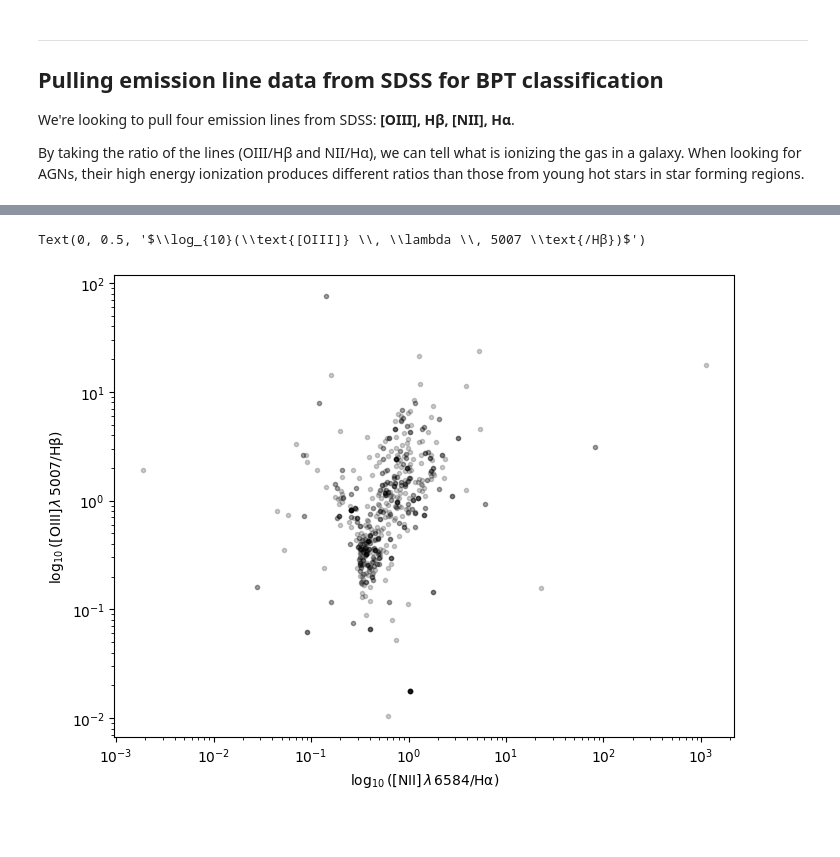
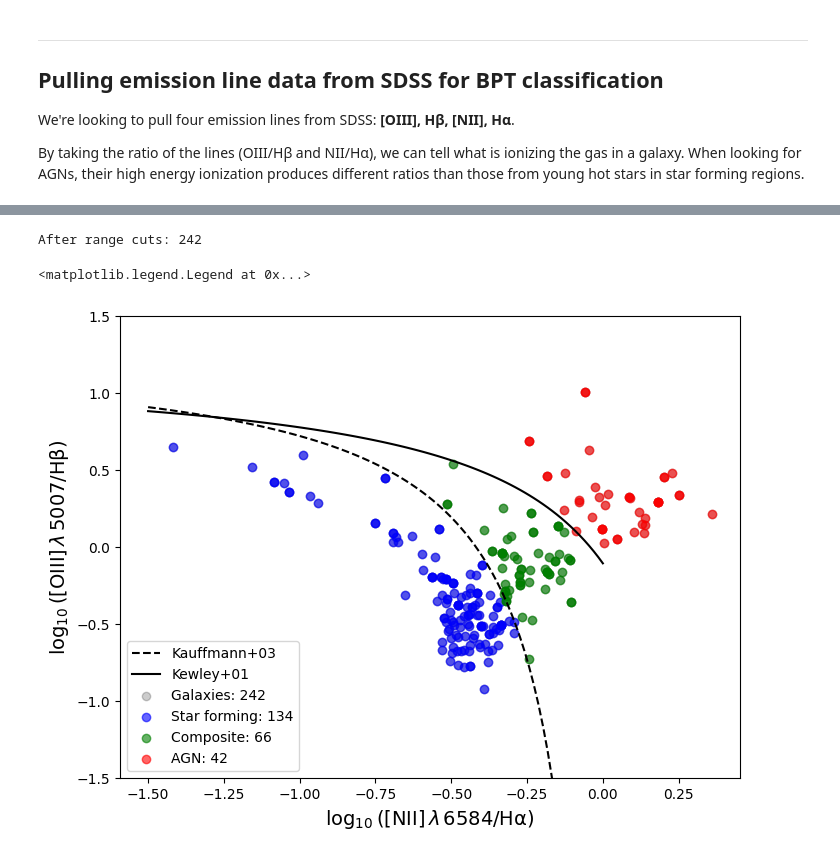
Before and after one commit to cthitch137/Galaxy-Population-Study, a Jupyter notebook: 01___AGN Host Galaxies/agn_notebook.ipynb, the cells around one changed output, grey strips where cells are left out. Drawn from its saved outputs; the diff is of its cells as text; code cells hidden in the pictures; blank space fills up the shorter version.

```diff
--- a/01___AGN Host Galaxies/agn_notebook.ipynb
+++ b/01___AGN Host Galaxies/agn_notebook.ipynb
@@ -110,4 +110,4 @@ sn_cut = (
     (df_bpt['h_alpha_flux'] / df_bpt['h_alpha_flux_err'] > 3)
 )
 
-df_bpt[sn_cut]
+df_bpt = df_bpt[sn_cut]
@@ -128,16 +114,43 @@ df_bpt[sn_cut]
 # %%
-df_bpt['nii/hα'] = df_bpt['nii_6584_flux'] / df_bpt['h_alpha_flux']
-df_bpt['oiii/hβ'] = df_bpt['oiii_5007_flux'] / df_bpt['h_beta_flux']
+df_bpt['log_nii_ha'] = np.log10(df_bpt['nii_6584_flux'] / df_bpt['h_alpha_flux'])
+df_bpt['log_oiii_hb'] = np.log10(df_bpt['oiii_5007_flux'] / df_bpt['h_beta_flux'])
-# %%
-
-
-plt.figure(figsize=(8,6))
-plt.plot(df_bpt['nii/hα'], df_bpt['oiii/hβ'], 'k.', alpha=0.2)
-plt.xscale('log')
-plt.yscale('log')
-
-plt.xlabel(r'$\log_{10}(\text{[NII]} \, \lambda \, 6584 \text{/Hα})$')
-plt.ylabel(r'$\log_{10}(\text{[OIII]} \, \lambda \, 5007 \text{/Hβ})$')
-# %% [output]
-Text(0, 0.5, '$\\log_{10}(\\text{[OIII]} \\, \\lambda \\, 5007 \\text{/Hβ})$')
-[figure, removed]
+# %%
+bpt_range = (
+    (df_bpt['log_nii_ha'].between(-2, 1)) &
+    (df_bpt['log_oiii_hb'].between(-1.5, 1.5))
+)
+
+print(f"After range cuts: {len(df_bpt[bpt_range])}")
+
+df_bpt = df_bpt[bpt_range]
+# %% [output]
+After range cuts: 242
+# %%
+x = np.linspace(-1.5, 0, 100)
+
+kauf = 0.61 / (x - 0.05) + 1.3  # Kauffmann et al. 2003 - empirical SF/composite boundary
+kewl = 0.61 / (x - 0.47) + 1.19 # Kewley et al. 2001 - theoretical maximum starburst line
+
+sf = (df_bpt['log_nii_ha'] < 0.05) & (df_bpt['log_oiii_hb'] < (0.61 / (df_bpt['log_nii_ha'] - 0.05) + 1.3))   # Star forming
+agn = (df_bpt['log_nii_ha'] >= 0.47) | (df_bpt['log_oiii_hb'] > (0.61 / (df_bpt['log_nii_ha'] - 0.47) + 1.19)) # AGNs
+comp = ~sf & ~agn
+# %%
+plt.figure(figsize=(8,6))
+plt.plot(x, kauf, 'k--', label="Kauffmann+03")
+plt.plot(x, kewl, 'k-', label="Kewley+01")
+
+plt.scatter(df_bpt['log_nii_ha'], df_bpt['log_oiii_hb'], c='k', alpha=0.2, label=f"Galaxies: {len(df_bpt)}")
+plt.scatter(df_bpt[sf]['log_nii_ha'], df_bpt[sf]['log_oiii_hb'], c='blue', alpha=0.6, label=f"Star forming: {sf.sum()}")
+plt.scatter(df_bpt[comp]['log_nii_ha'], df_bpt[comp]['log_oiii_hb'], c='green', alpha=0.6, label=f"Composite: {comp.sum()}")
+plt.scatter(df_bpt[agn]['log_nii_ha'], df_bpt[agn]['log_oiii_hb'], c='red', alpha=0.6, label=f"AGN: {agn.sum()}")
+
+
+#plt.xlim(-2, 1)
+plt.ylim(-1.5, 1.5)
+plt.xlabel(r'$\log_{10}(\text{[NII]} \, \lambda \, 6584 \text{/Hα})$', fontsize = 14)
+plt.ylabel(r'$\log_{10}(\text{[OIII]} \, \lambda \, 5007 \text{/Hβ})$', fontsize = 14)
+
+plt.legend()
+# %% [output]
+<matplotlib.legend.Legend at 0x...>
+[figure, added]
```
Also changed, not shown: parts of 10 cells of this notebook.
